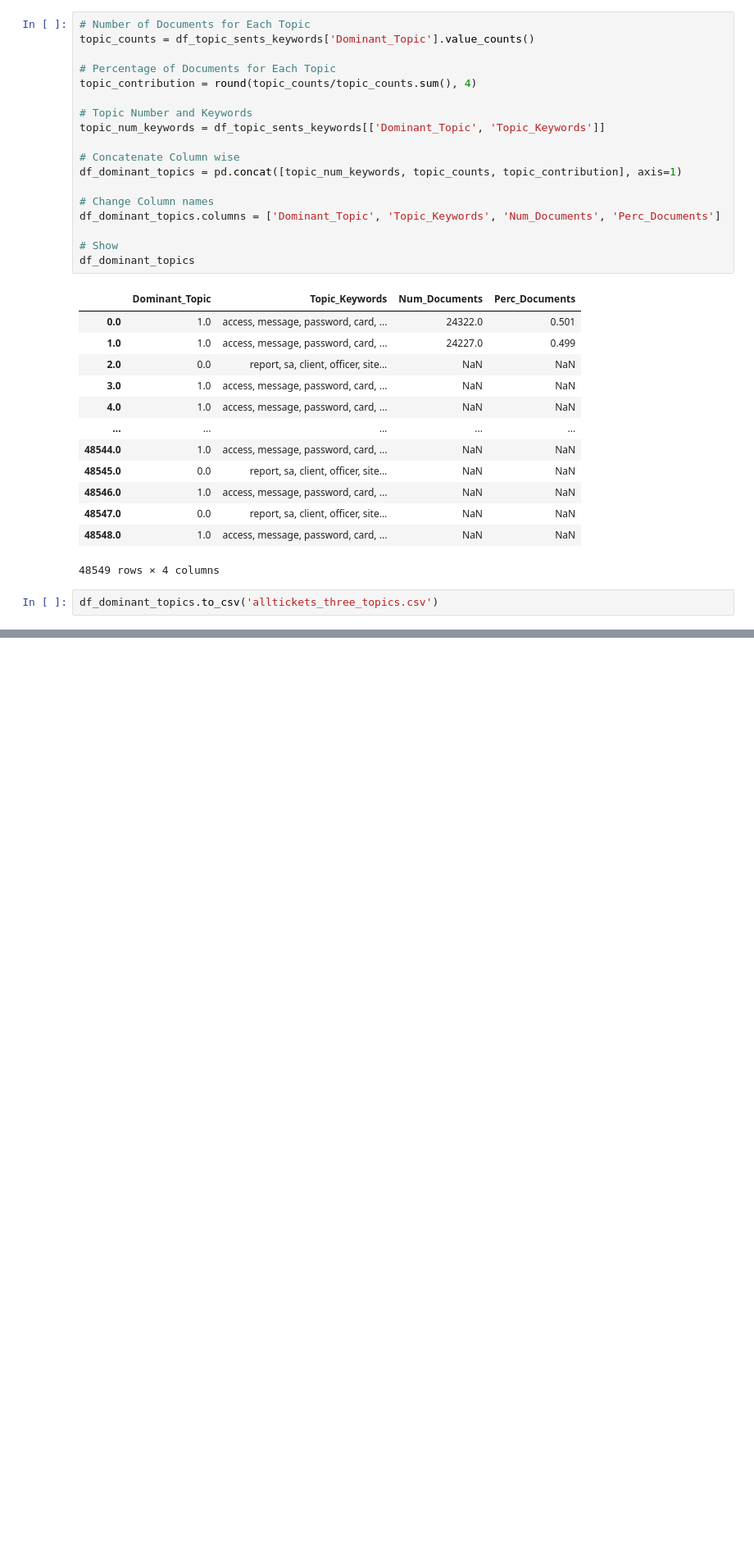
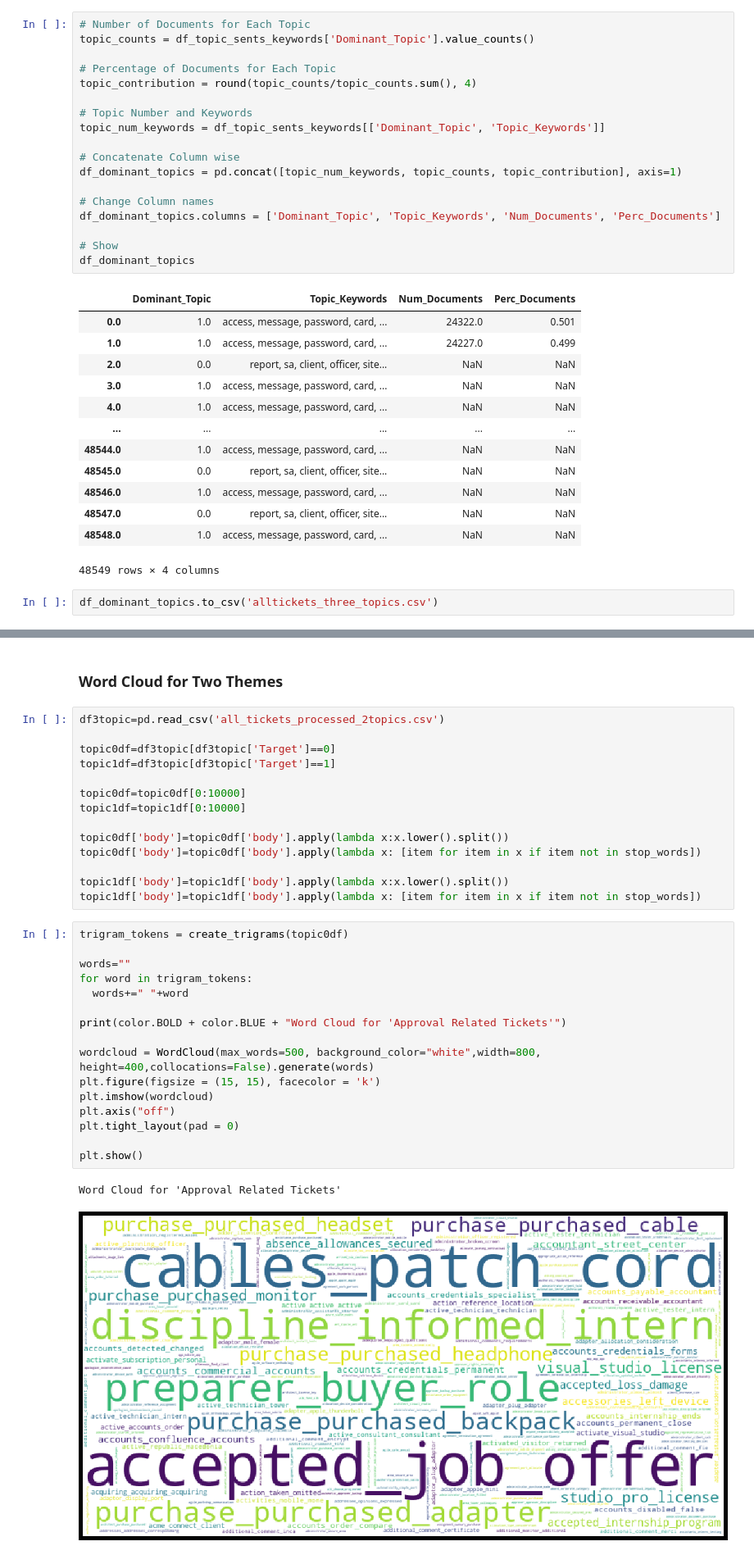
Before and after one commit to abhi1512/Service-Request_Classification, a Jupyter notebook: IncidentTopicModelling.ipynb, the cells around one changed output, grey strips where cells are left out. Shown at 82% size. Saved outputs shown, nothing was run; the diff lists cells and outputs as text; blank space fills up the shorter version.

Commit message:
word cloud for binary classification

```diff
--- a/IncidentTopicModelling.ipynb
+++ b/IncidentTopicModelling.ipynb
@@ -562,0 +547,35 @@ Word Cloud for 'HR Related Requests'
+# %% [markdown]
+### Word Cloud for Two Themes
+# %%
+df3topic=pd.read_csv('all_tickets_processed_2topics.csv')
+
+topic0df=df3topic[df3topic['Target']==0]
+topic1df=df3topic[df3topic['Target']==1]
+
+topic0df=topic0df[0:10000]
+topic1df=topic1df[0:10000]
+
+topic0df['body']=topic0df['body'].apply(lambda x:x.lower().split())
+topic0df['body']=topic0df['body'].apply(lambda x: [item for item in x if item not in stop_words])
+
+topic1df['body']=topic1df['body'].apply(lambda x:x.lower().split())
+topic1df['body']=topic1df['body'].apply(lambda x: [item for item in x if item not in stop_words])
+# %%
+trigram_tokens = create_trigrams(topic0df)
+
+words=""
+for word in trigram_tokens:
+  words+=" "+word
+
+print(color.BOLD + color.BLUE + "Word Cloud for 'Approval Related Tickets'")
+
+wordcloud = WordCloud(max_words=500, background_color="white",width=800, height=400,collocations=False).generate(words)
+plt.figure(figsize = (15, 15), facecolor = 'k')
+plt.imshow(wordcloud)
+plt.axis("off")
+plt.tight_layout(pad = 0)
+
+plt.show()
+# %% [output]
+Word Cloud for 'Approval Related Tickets'
+[figure, added]
```
Also changed, not shown: parts of 14 cells of this notebook.
